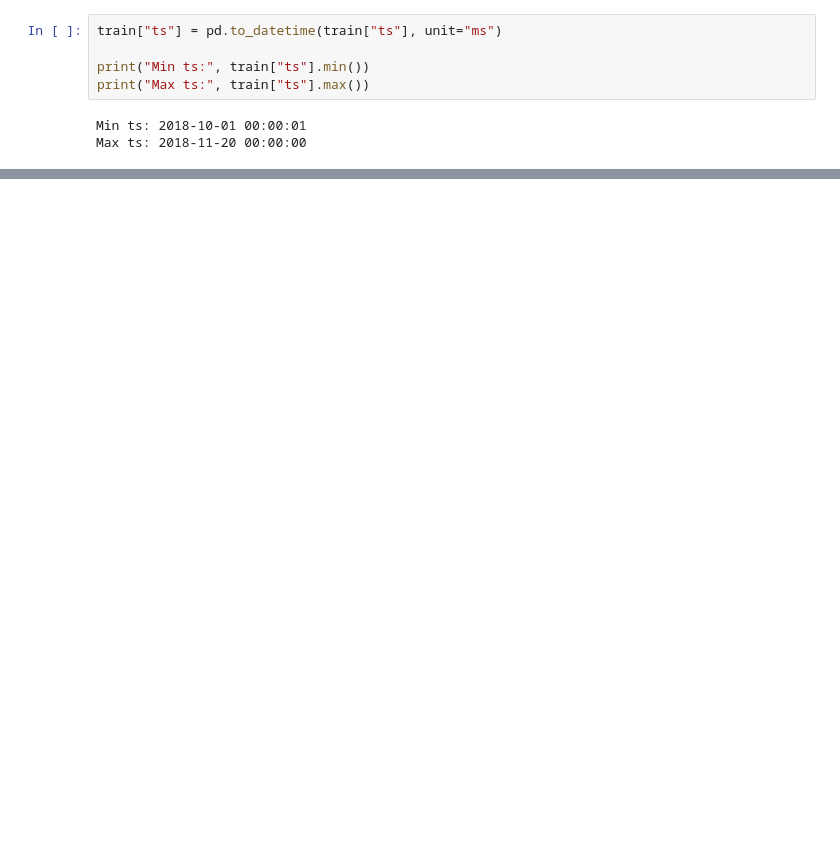
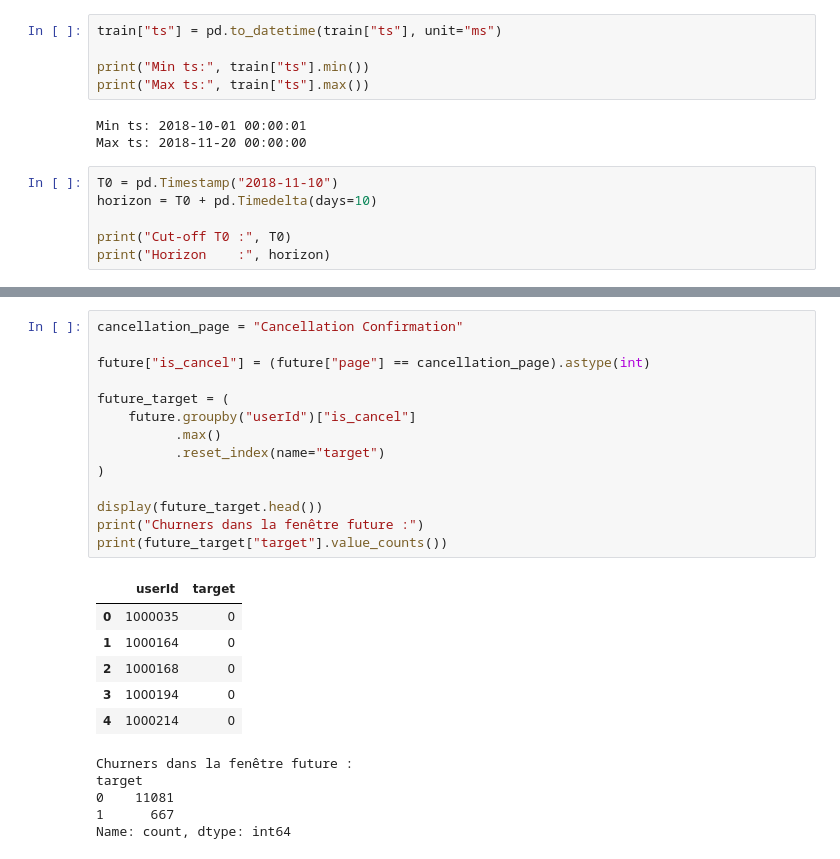
Before and after one commit to blanchemahe/alex-blanche-dsb, a Jupyter notebook: 01_feature_engineering_time_based.ipynb, the cells around one changed output, grey strips where cells are left out. Drawn from its saved outputs; the diff is of its cells as text; blank space fills up the shorter version.

```diff
--- a/01_feature_engineering_time_based.ipynb
+++ b/01_feature_engineering_time_based.ipynb
@@ -23,3 +36,9 @@ print("Max ts:", train["ts"].max())
 # %% [output]
 Min ts: 2018-10-01 00:00:01
 Max ts: 2018-11-20 00:00:00
+# %%
+T0 = pd.Timestamp("2018-11-10")
+horizon = T0 + pd.Timedelta(days=10)
+
+print("Cut-off T0 :", T0)
+print("Horizon    :", horizon)
@@ -25,0 +57,26 @@ Max ts: 2018-11-20 00:00:00
+# %%
+cancellation_page = "Cancellation Confirmation"
+
+future["is_cancel"] = (future["page"] == cancellation_page).astype(int)
+
+future_target = (
+    future.groupby("userId")["is_cancel"]
+          .max()
+          .reset_index(name="target")
+)
+
+display(future_target.head())
+print("Churners dans la fenêtre future :")
+print(future_target["target"].value_counts())
+# %% [output]
+|  | userId | target |
+| 0 | 1000035 | 0 |
+| 1 | 1000164 | 0 |
+| 2 | 1000168 | 0 |
+| 3 | 1000194 | 0 |
+| 4 | 1000214 | 0 |
+Churners dans la fenêtre future :
+target
+0    11081
+1      667
+Name: count, dtype: int64
```
Also changed, not shown: parts of 10 cells of this notebook, 8 other files.
